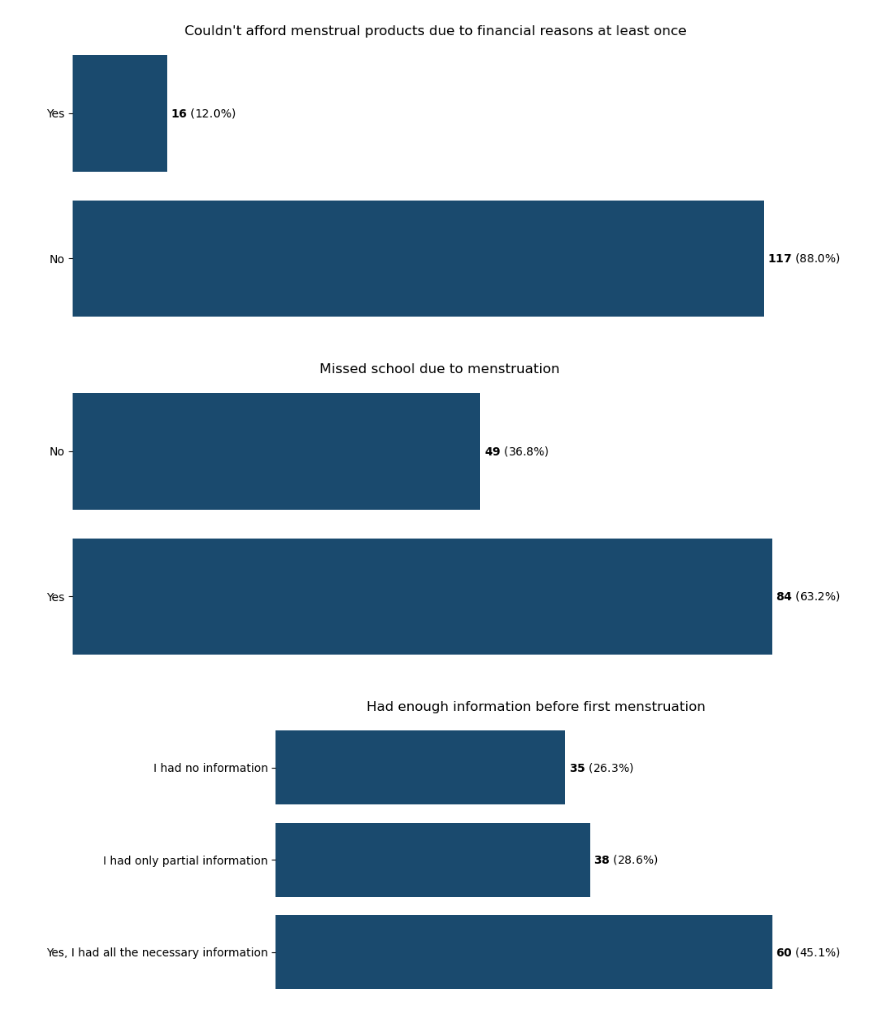
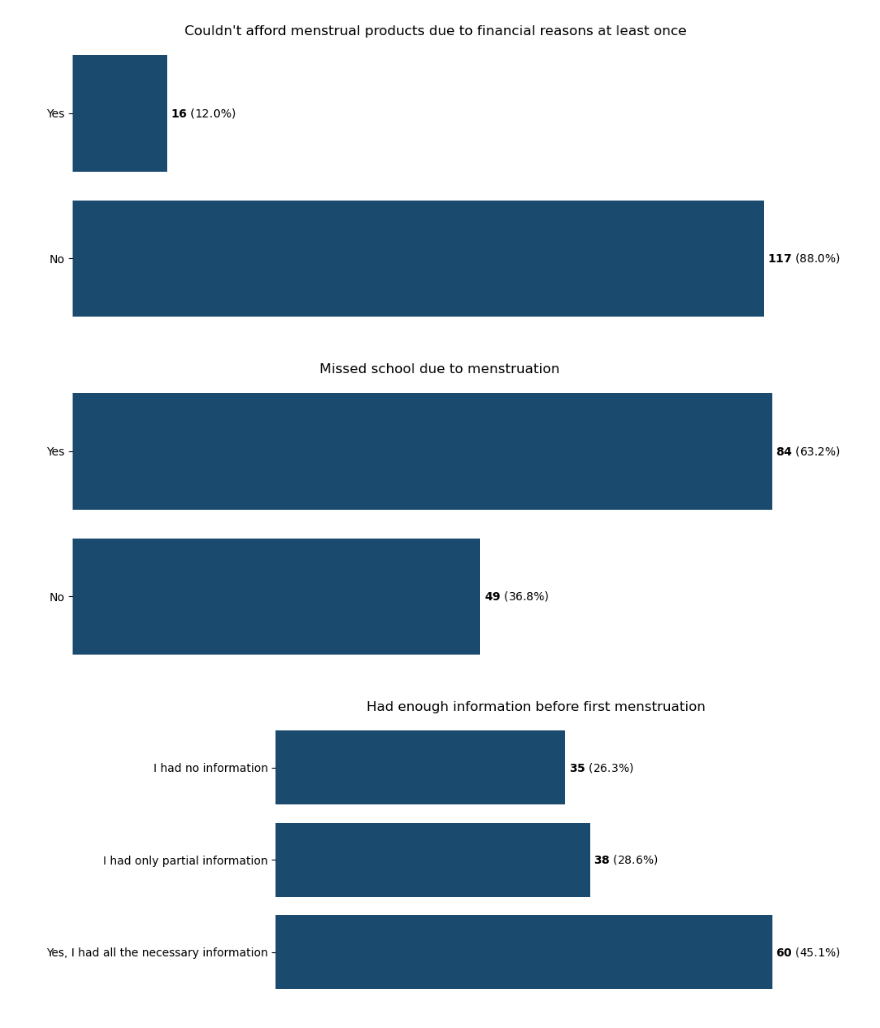
Before and after one commit to hovancas/Bardejov-research, a Jupyter notebook: bardejov_data.ipynb, the cells around one changed output. Cells and saved outputs as stored; diff of their text form; code cells hidden in the pictures.

```diff
--- a/bardejov_data.ipynb
+++ b/bardejov_data.ipynb
@@ -317,36 +312,33 @@ plt.show()
 [figure]
 # %%
 # Number of respondents who missed school due to having their period
-school_map = {
-    'Áno': 'Yes',
-    'Nie': 'No',
-    'Nechcem odpovedať': "Don't want to answer"
-}
 
 # Get counts with English labels
-missed_school_counts = pre_data['Vynechali ste niekedy školu kvôli menštruácii?'].map(school_map).value_counts()
+missed_school_counts = pre_data['Vynechali ste niekedy školu kvôli menštruácii?'].map(answer_map).value_counts()
+order = ["Don't want to answer", 'No', 'Yes']
+missed_school_counts = missed_school_counts.reindex([x for x in order if x in missed_school_counts.index])
 
 # Plot
 fig, ax = plt.subplots(figsize=(10, 4))
 bars = ax.barh(missed_school_counts.index, missed_school_counts.values, color='#1a4a6e')
 
 # Add numbers with percentages (number in bold)
 total = len(pre_data)
 ax.bar_label(bars, padding=3, labels=[f'$\\mathbf{{{v}}}$ ({v/total*100:.1f}%)' for v in missed_school_counts.values])
 
 # Remove x-axis
 ax.xaxis.set_visible(False)
 
 # Remove graph outline
 for spine in ax.spines.values():
     spine.set_visible(False)
 
 ax.set_title('Missed school due to menstruation')
 
 plt.tight_layout()
 plt.show()
 # %% [output]
-[figure, old version]
+[figure, new version]
 # %%
 # Had enough information before first menstruation
 info_prep_map = {
```
Also changed, not shown: parts of 5 cells of this notebook.
